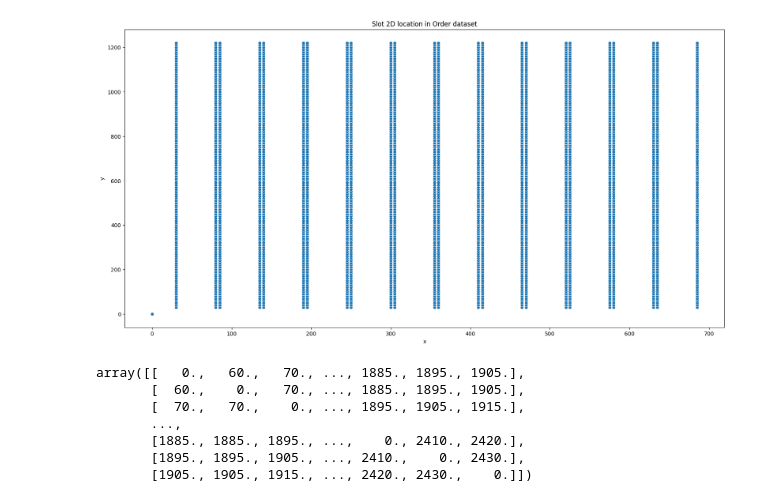
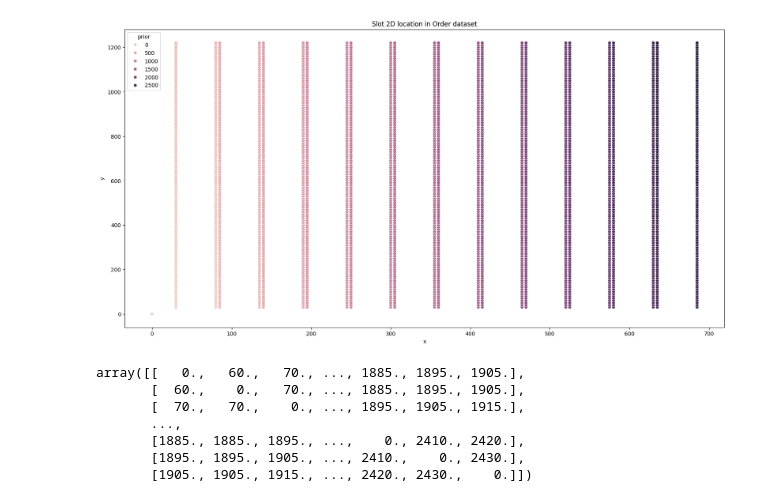
Before and after one commit to GritGlass/AI-portfolio, a Jupyter notebook: order_batch_picking/src/Distance_Matrix_Prep.ipynb, the cells around one changed output. Drawn from its saved outputs; the diff is of its cells as text; code cells hidden in the pictures.

Commit message:
Add picking prior column

```diff
--- a/order_batch_picking/src/Distance_Matrix_Prep.ipynb
+++ b/order_batch_picking/src/Distance_Matrix_Prep.ipynb
@@ -101,4 +105,20 @@ matrix['y']=Y
 
 #시작점
 matrix.loc[2880]=[0,0,0,0,0,0]
+matrix.sort_values(by=['slot'],inplace=True)
+matrix.reset_index(inplace=True,drop=True)
+
+#slot prior 컬럼 생성 -> prior number가 작은 순일수록 먼저 picking
+slot_prior={k:0 for k in matrix.slot.tolist()}
+prior=0
+for a in matrix.aisle.unique():
+   aisle=matrix[matrix['aisle']==a]
+   for b in matrix.bay.unique():
+      two_rows=aisle[aisle['bay']==b].sort_values('rack')
+      for i in range(len(two_rows)):
+         prior_key=two_rows.iloc[i]['slot'].item()
+         slot_prior[prior_key]=prior
+         prior+=1
+
+matrix['prior']=list(slot_prior.values())
 # %%
@@ -108,12 +126,12 @@ matrix.head()
 # matrix.to_csv('E:/glass_git/AI-portfolio/order_batch_picking/data/Distance matrix/warehouse_coordinates.csv',index=False)
 # %%
 plt.figure(figsize=(20,10))
-sns.scatterplot(data=matrix,x='x',y='y')
+sns.scatterplot(data=matrix,x='x',y='y',hue='prior')
 plt.title('Slot 2D location in Order dataset')
 plt.show()
 plt.close()
 # %% [output]
-[figure, old version]
+[figure, new version]
 # %%
 #pandas로 matrix 만들기 -> 속도가 너무 느림
 
```
Also changed, not shown: parts of 2 cells of this notebook.
